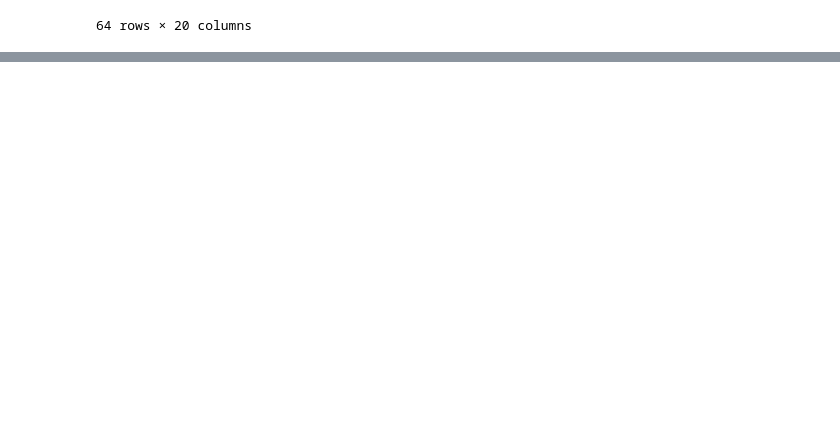
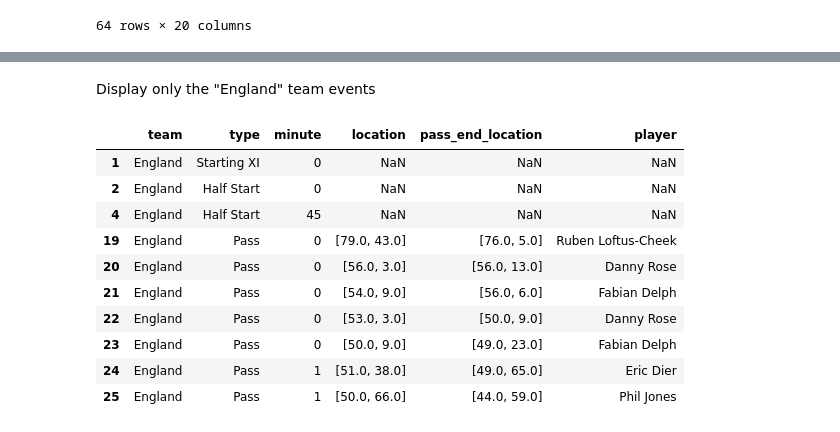
Before and after one commit to chikoungoun/Football, a Jupyter notebook: StatsBomb/Statsbomb API tuto.ipynb, the cells around one changed output, grey strips where cells are left out. Drawn from its saved outputs; the diff is of its cells as text; code cells hidden in the pictures; blank space fills up the shorter version.

Commit message:
Display a single match + filter columns

```diff
--- a/StatsBomb/Statsbomb API tuto.ipynb
+++ b/StatsBomb/Statsbomb API tuto.ipynb
@@ -48,0 +53,2 @@ credentials were not supplied. open data access only
+# %%
+events = sb.events(match_id=8657)
@@ -48,0 +94,3 @@ credentials were not supplied. open data access only
+# %%
+events = events[['team','type','minute','location','pass_end_location','player']]
+events.tail()
@@ -48,0 +104,17 @@ credentials were not supplied. open data access only
+# %% [markdown]
+Display only the "England" team events
+# %%
+events_england = events[events['team']=='England']
+events_england.head(10)
+# %% [output]
+|  | team | type | minute | location | pass_end_location | player |
+| 1 | England | Starting XI | 0 | NaN | NaN | NaN |
+| 2 | England | Half Start | 0 | NaN | NaN | NaN |
+| 4 | England | Half Start | 45 | NaN | NaN | NaN |
+| 19 | England | Pass | 0 | [79.0, 43.0] | [76.0, 5.0] | Ruben Loftus-Cheek |
+| 20 | England | Pass | 0 | [56.0, 3.0] | [56.0, 13.0] | Danny Rose |
+| 21 | England | Pass | 0 | [54.0, 9.0] | [56.0, 6.0] | Fabian Delph |
+| 22 | England | Pass | 0 | [53.0, 3.0] | [50.0, 9.0] | Danny Rose |
+| 23 | England | Pass | 0 | [50.0, 9.0] | [49.0, 23.0] | Fabian Delph |
+| 24 | England | Pass | 1 | [51.0, 38.0] | [49.0, 65.0] | Eric Dier |
+| 25 | England | Pass | 1 | [50.0, 66.0] | [44.0, 59.0] | Phil Jones |
```
Also changed, not shown: parts of 8 cells of this notebook.
